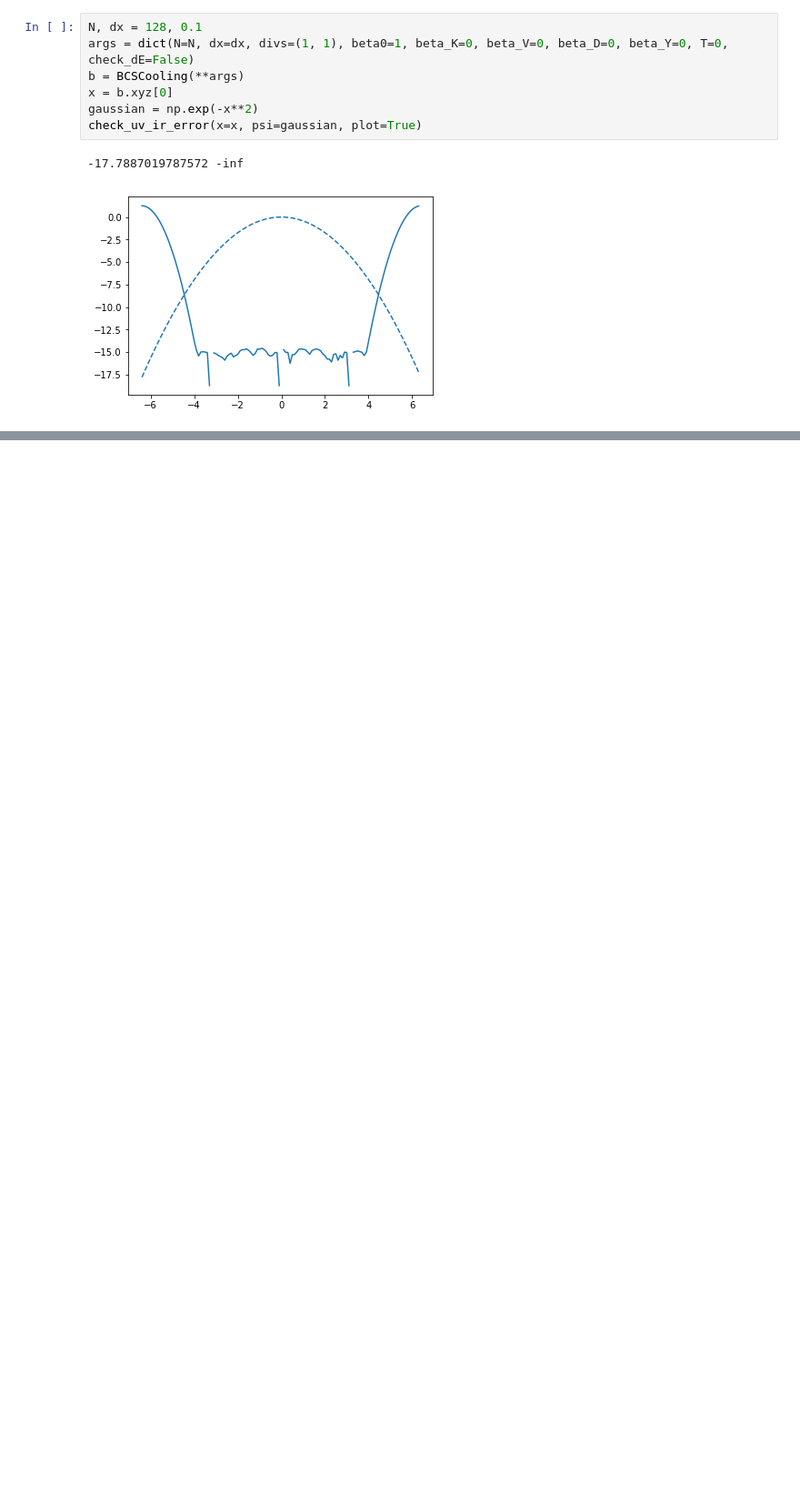
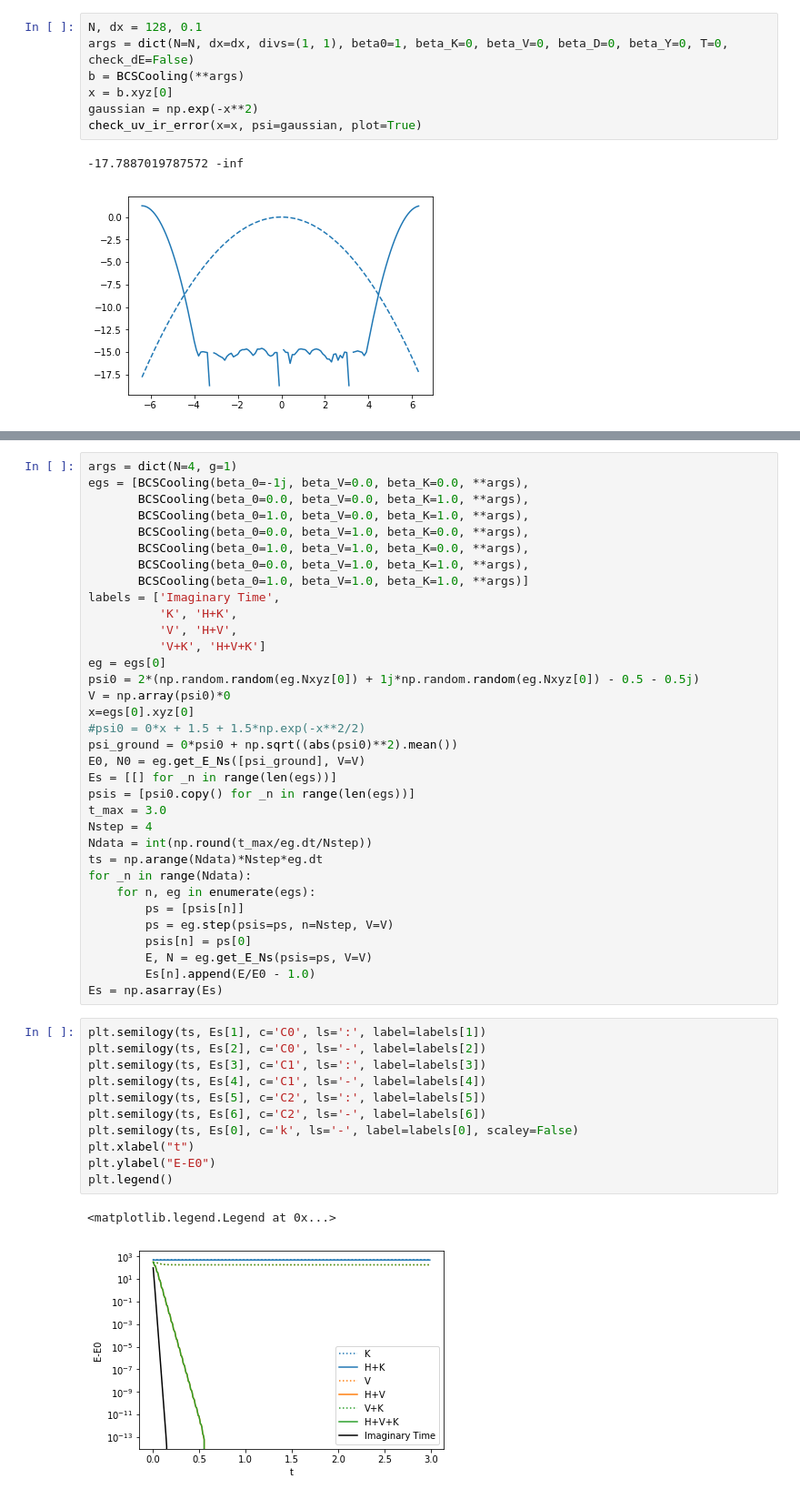
Before and after one commit to Chunde/QuantumFermionicTheory, a Jupyter notebook: mmf-hfb/Docs/QuantumFrictionDataSheet.ipynb, the cells around one changed output, grey strips where cells are left out. Shown at 91% size. Saved outputs shown, nothing was run; the diff lists cells and outputs as text; blank space fills up the shorter version.

```diff
--- a/mmf-hfb/Docs/QuantumFrictionDataSheet.ipynb
+++ b/mmf-hfb/Docs/QuantumFrictionDataSheet.ipynb
@@ -96,0 +140,48 @@ Wall time: 15.3 s
+# %%
+args = dict(N=4, g=1)
+egs = [BCSCooling(beta_0=-1j, beta_V=0.0, beta_K=0.0, **args),
+       BCSCooling(beta_0=0.0, beta_V=0.0, beta_K=1.0, **args),
+       BCSCooling(beta_0=1.0, beta_V=0.0, beta_K=1.0, **args),
+       BCSCooling(beta_0=0.0, beta_V=1.0, beta_K=0.0, **args),
+       BCSCooling(beta_0=1.0, beta_V=1.0, beta_K=0.0, **args),
+       BCSCooling(beta_0=0.0, beta_V=1.0, beta_K=1.0, **args),
+       BCSCooling(beta_0=1.0, beta_V=1.0, beta_K=1.0, **args)]
+labels = ['Imaginary Time',
+          'K', 'H+K',
+          'V', 'H+V',
+          'V+K', 'H+V+K']
+eg = egs[0]
+psi0 = 2*(np.random.random(eg.Nxyz[0]) + 1j*np.random.random(eg.Nxyz[0]) - 0.5 - 0.5j)
+V = np.array(psi0)*0
+x=egs[0].xyz[0]
+#psi0 = 0*x + 1.5 + 1.5*np.exp(-x**2/2)
+psi_ground = 0*psi0 + np.sqrt((abs(psi0)**2).mean())
+E0, N0 = eg.get_E_Ns([psi_ground], V=V)
+Es = [[] for _n in range(len(egs))]
+psis = [psi0.copy() for _n in range(len(egs))]
+t_max = 3.0
+Nstep = 4
+Ndata = int(np.round(t_max/eg.dt/Nstep))
+ts = np.arange(Ndata)*Nstep*eg.dt
+for _n in range(Ndata):
+    for n, eg in enumerate(egs):
+        ps = [psis[n]]
+        ps = eg.step(psis=ps, n=Nstep, V=V)
+        psis[n] = ps[0]
+        E, N = eg.get_E_Ns(psis=ps, V=V)
+        Es[n].append(E/E0 - 1.0)
+Es = np.asarray(Es)
+# %%
+plt.semilogy(ts, Es[1], c='C0', ls=':', label=labels[1])
+plt.semilogy(ts, Es[2], c='C0', ls='-', label=labels[2])
+plt.semilogy(ts, Es[3], c='C1', ls=':', label=labels[3])
+plt.semilogy(ts, Es[4], c='C1', ls='-', label=labels[4])
+plt.semilogy(ts, Es[5], c='C2', ls=':', label=labels[5])
+plt.semilogy(ts, Es[6], c='C2', ls='-', label=labels[6])
+plt.semilogy(ts, Es[0], c='k', ls='-', label=labels[0], scaley=False)
+plt.xlabel("t")
+plt.ylabel("E-E0")
+plt.legend()
+# %% [output]
+<matplotlib.legend.Legend at 0x...>
+[figure, added]
```
Also changed, not shown: parts of 4 cells of this notebook, 2 other files.
